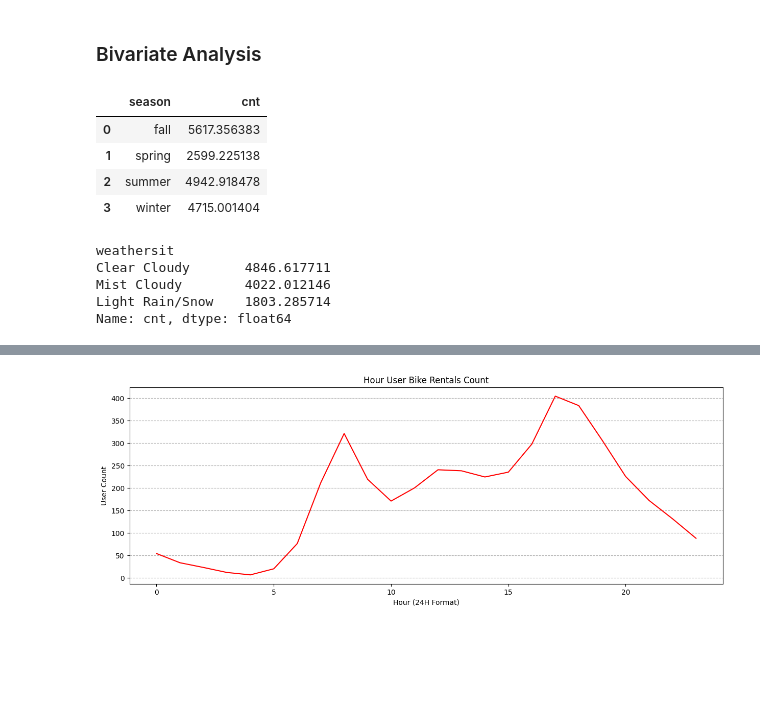
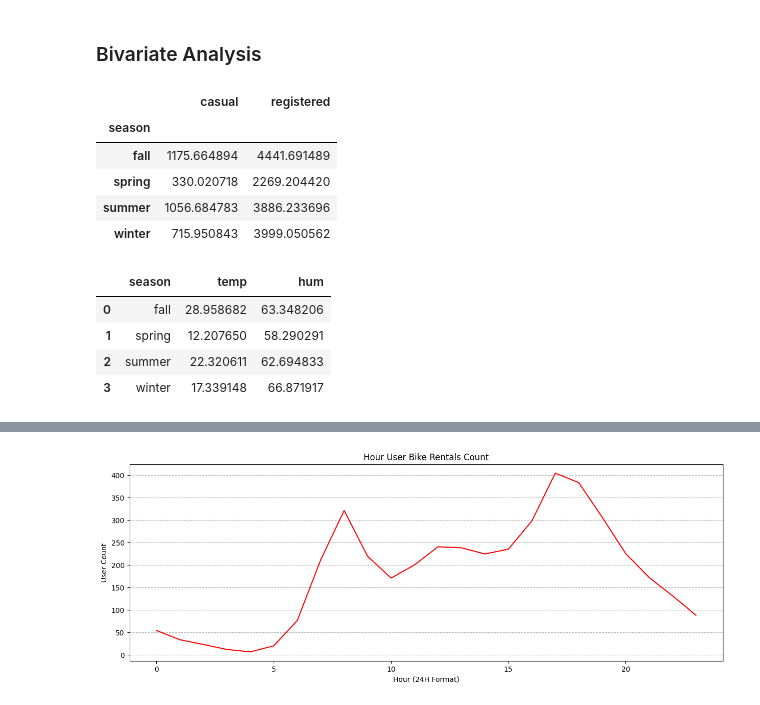
Before and after one commit to dmareee/EDA_Practice, a Jupyter notebook: notebook.ipynb, the cells around one changed output, grey strips where cells are left out. Drawn from its saved outputs; the diff is of its cells as text; code cells hidden in the pictures; blank space fills up the shorter version.

```diff
--- a/notebook.ipynb
+++ b/notebook.ipynb
@@ -609,21 +596,26 @@ univariate_analisis(rent_hourly, numeric_cols)
 # %% [markdown]
 ### Bivariate Analysis
 # %%
-seasonby = rent_daily.groupby(by='season').cnt.mean().reset_index()
+seasonby = rent_daily.groupby(by='season').agg({
+    'casual' : 'mean',
+    'registered' : 'mean'})
 seasonby
 # %% [output]
-|  | season | cnt |
-| 0 | fall | 5617.356383 |
-| 1 | spring | 2599.225138 |
-| 2 | summer | 4942.918478 |
-| 3 | winter | 4715.001404 |
+|  | casual | registered |
+| season |  |  |
+| fall | 1175.664894 | 4441.691489 |
+| spring | 330.020718 | 2269.204420 |
+| summer | 1056.684783 | 3886.233696 |
+| winter | 715.950843 | 3999.050562 |
-# %%
-weatherby = rent_daily.groupby(by='weathersit').cnt.mean().sort_values(ascending=False)
-weatherby
-# %% [output]
-weathersit
-Clear Cloudy       4846.617711
-Mist Cloudy        4022.012146
-Light Rain/Snow    1803.285714
-Name: cnt, dtype: float64
+# %%
+seasonth = rent_daily.groupby(by='season').agg({
+    'temp' : 'mean',
+    'hum' : 'mean'}).reset_index()
+seasonth
+# %% [output]
+|  | season | temp | hum |
+| 0 | fall | 28.958682 | 63.348206 |
+| 1 | spring | 12.207650 | 58.290291 |
+| 2 | summer | 22.320611 | 62.694833 |
+| 3 | winter | 17.339148 | 66.871917 |
 # %%
```
Also changed, not shown: parts of 11 cells of this notebook, 1 other file.
